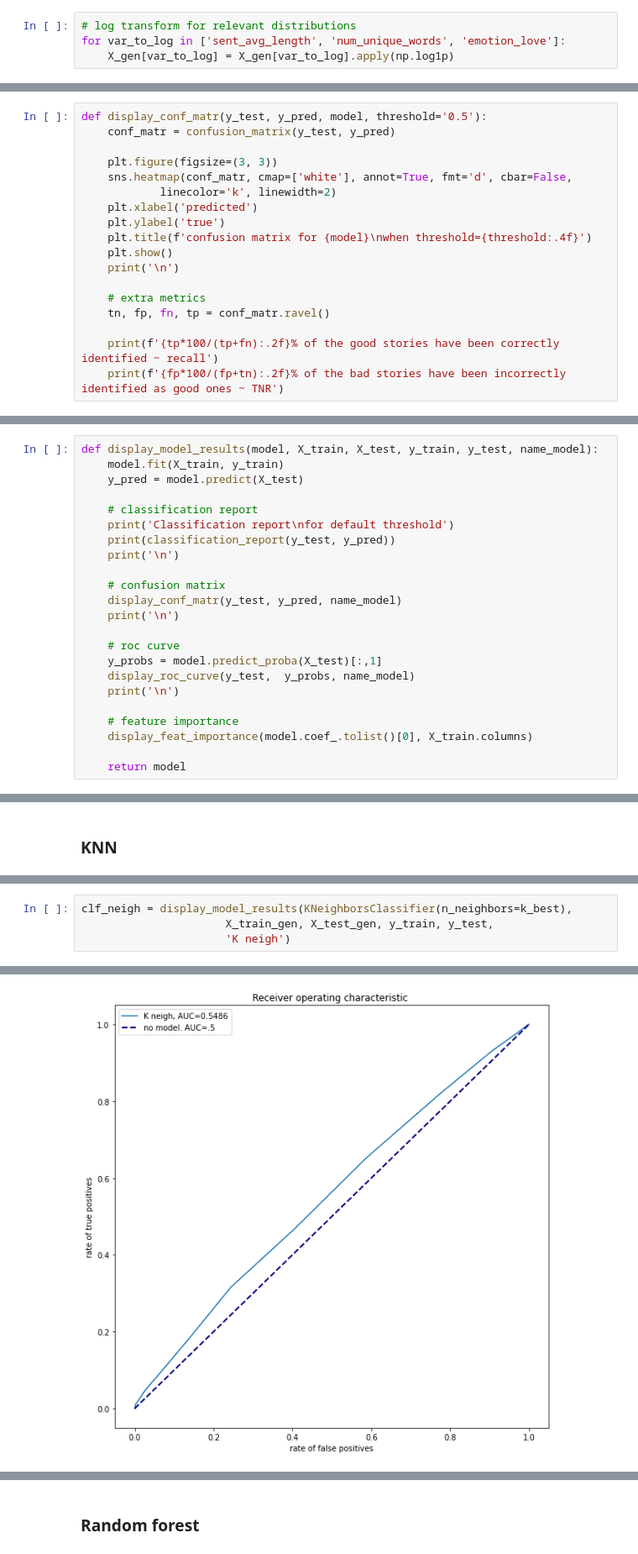
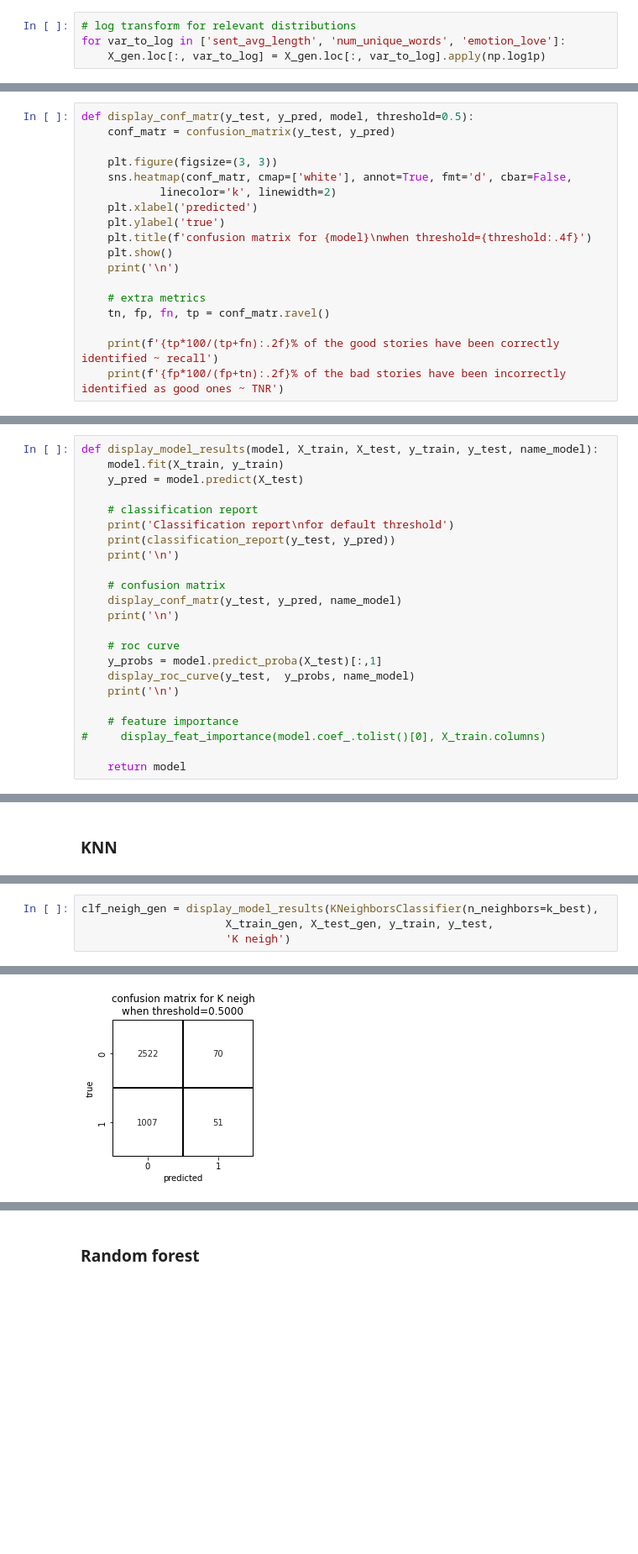
Before and after one commit to batyaamericus/OncUponTim, a Jupyter notebook: ML_classification_good_bad.ipynb, the cells around one changed output, grey strips where cells are left out. Shown at 84% size. Drawn from its saved outputs; the diff is of its cells as text; blank space fills up the shorter version.

```diff
--- a/ML_classification_good_bad.ipynb
+++ b/ML_classification_good_bad.ipynb
@@ -98,7 +98,7 @@ plt.title('likes as labels');
 # %%
 # log transform for relevant distributions
 for var_to_log in ['sent_avg_length', 'num_unique_words', 'emotion_love']:
-    X_gen[var_to_log] = X_gen[var_to_log].apply(np.log1p)
+    X_gen.loc[:, var_to_log] = X_gen.loc[:, var_to_log].apply(np.log1p)
 # %% [output]
 A value is trying to be set on a copy of a slice from a DataFrame.
 Try using .loc[row_indexer,col_indexer] = value instead
@@ -160,7 +150,7 @@ y_test = y_test.ravel()
 # %% [markdown]
 ### Help functions
 # %%
-def display_conf_matr(y_test, y_pred, model, threshold='0.5'):
+def display_conf_matr(y_test, y_pred, model, threshold=0.5):
     conf_matr = confusion_matrix(y_test, y_pred)
 
     plt.figure(figsize=(3, 3))
@@ -219,7 +209,7 @@ def display_model_results(model, X_train, X_test, y_train, y_test, name_model):
     print('\n')
 
     # feature importance
-    display_feat_importance(model.coef_.tolist()[0], X_train.columns)
+#     display_feat_importance(model.coef_.tolist()[0], X_train.columns)
 
     return model
 # %%
@@ -359,7 +331,7 @@ print(f'k that minimizes the validation set error: {k_best}')
 k that minimizes the validation set error: 18
 [figure]
 # %%
-clf_neigh = display_model_results(KNeighborsClassifier(n_neighbors=k_best),
+clf_neigh_gen = display_model_results(KNeighborsClassifier(n_neighbors=k_best),
                       X_train_gen, X_test_gen, y_train, y_test,
                       'K neigh')
 # %% [output]
@@ -380 +348 @@ Confusion matrix:
-[figure, old version]
+[figure, new version]
```
Also changed, not shown: parts of 69 cells of this notebook.
